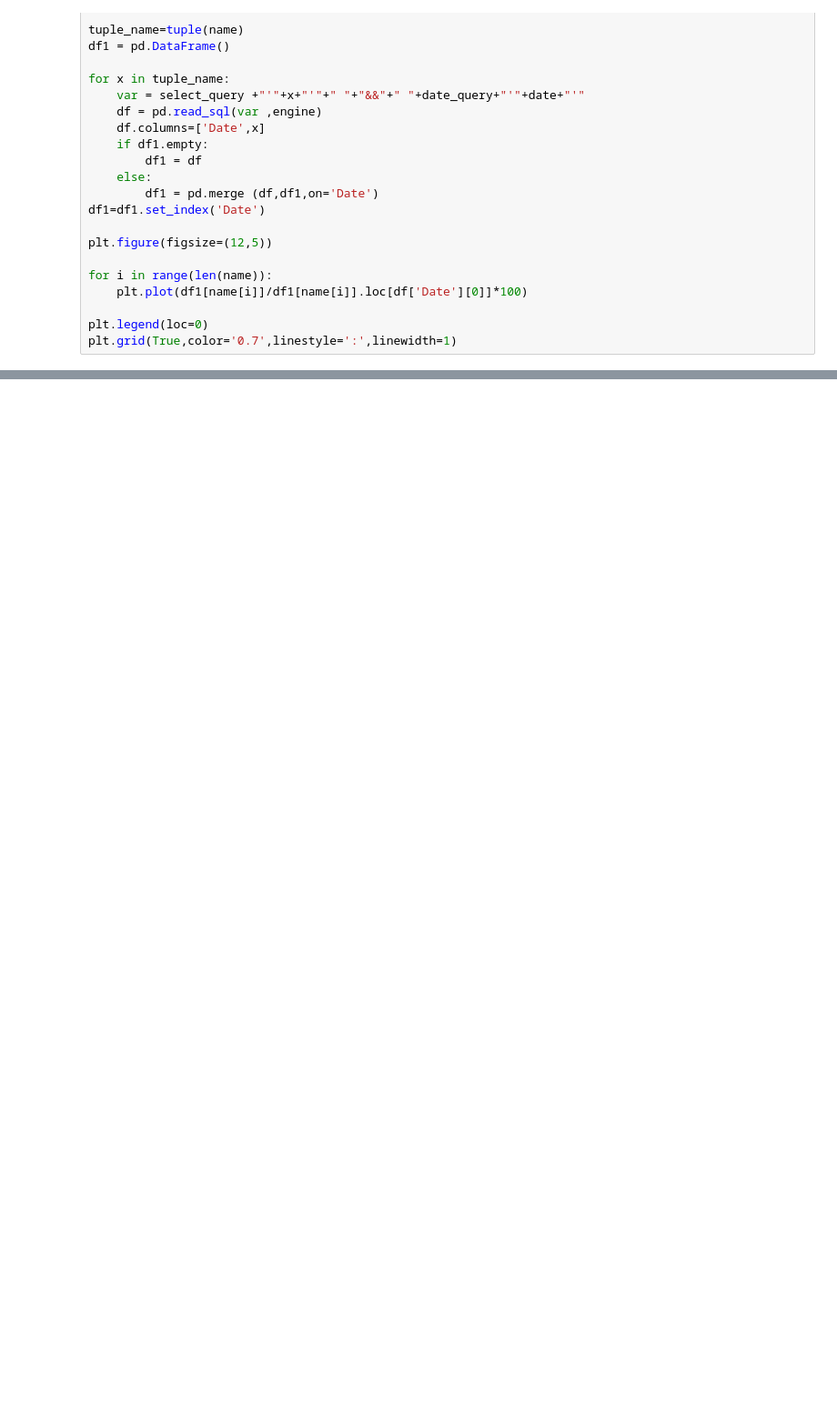
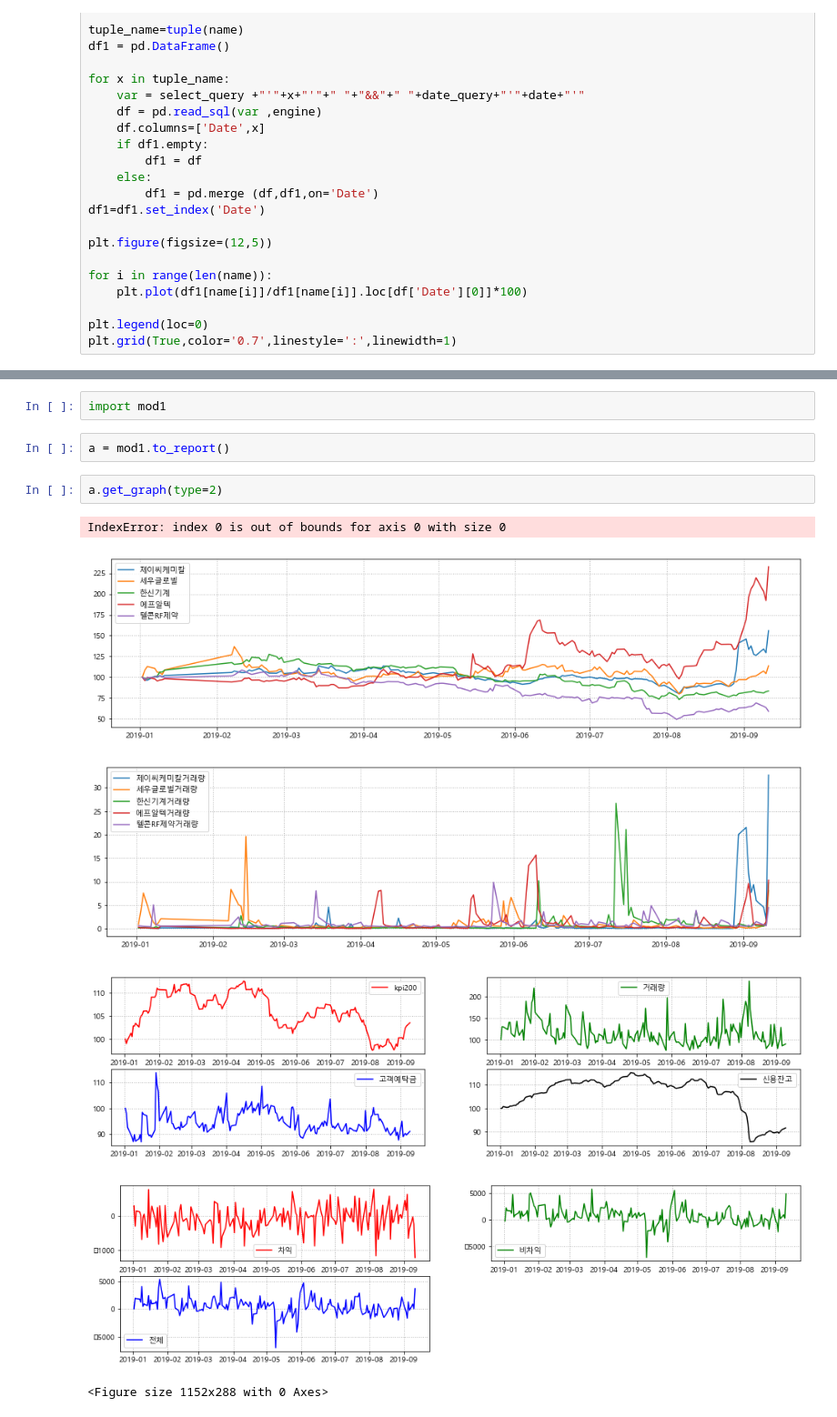
Before and after one commit to linux386/first_module, a Jupyter notebook: Attempt.ipynb, the cells around one changed output, grey strips where cells are left out. Shown at 91% size. Saved outputs shown, nothing was run; the diff lists cells and outputs as text; blank space fills up the shorter version.

```diff
--- a/Attempt.ipynb
+++ b/Attempt.ipynb
@@ -752,0 +843,13 @@ a
+# %%
+import mod1
+# %%
+a = mod1.to_report()
+# %%
+a.get_graph(type=2)
+# %% [output]
+IndexError: index 0 is out of bounds for axis 0 with size 0
+[figure, added]
+[figure, added]
+[figure, added]
+[figure, added]
+<Figure size 1152x288 with 0 Axes>
```
Also changed, not shown: parts of 12 cells of this notebook, 5 other files.
